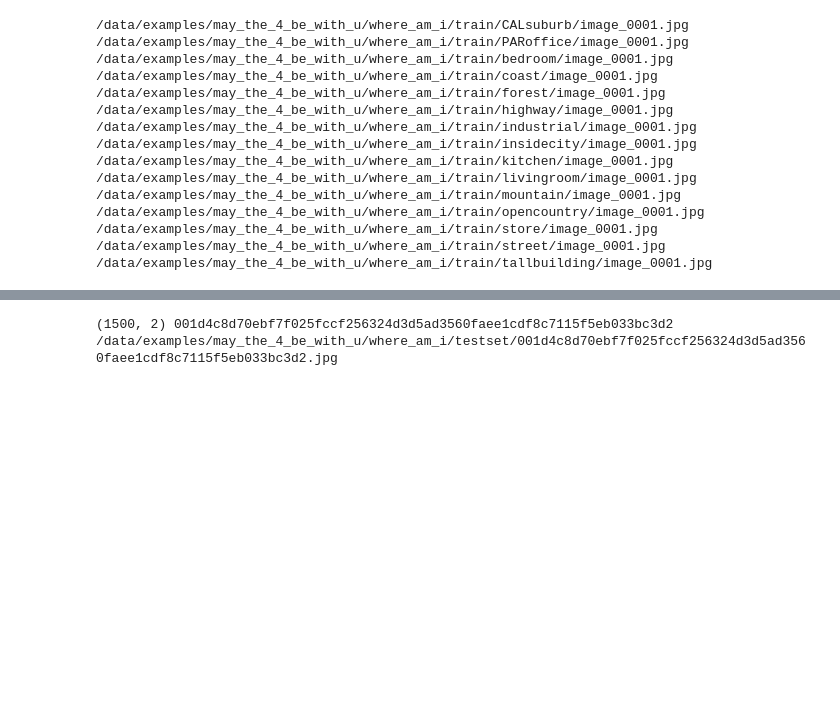
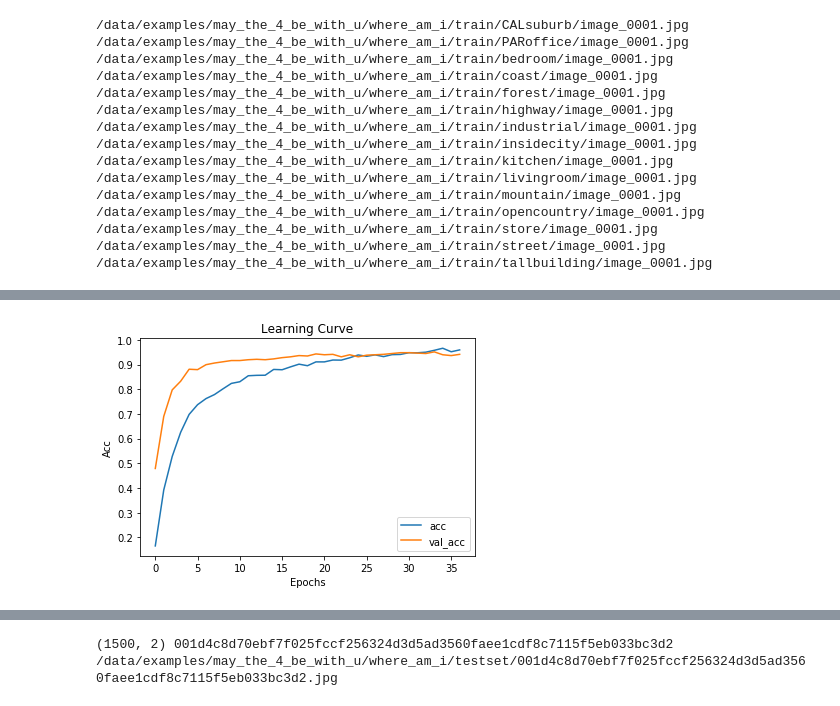
Before and after one commit to murphyhan/aia, a Jupyter notebook: whereAmI-Transfer.ipynb, the cells around one changed output, grey strips where cells are left out. Drawn from its saved outputs; the diff is of its cells as text; code cells hidden in the pictures; blank space fills up the shorter version.

```diff
--- a/whereAmI-Transfer.ipynb
+++ b/whereAmI-Transfer.ipynb
@@ -143,6 +154,5 @@ model參考 https://github.com/keras-team/keras/blob/master/examples/cifar10_cnn
 # %%
 import keras
-from keras.datasets import cifar10
 from keras.preprocessing.image import ImageDataGenerator
 from keras.models import Sequential, load_model, Model
 from keras.layers import Dense, Dropout, Activation, Flatten, BatchNormalization, GlobalAveragePooling2D
@@ -153,13 +163,17 @@ import matplotlib.pyplot as plt
 import os
 
 if isTransferLearning:
-    base_model = keras.applications.densenet.DenseNet201(weights='imagenet', include_top=False, input_shape=x_train[0].shape)
-    #base_model = keras.applications.densenet.DenseNet121(include_top=False, weights='imagenet', input_shape=x_train[0].shape)
+    #(224, 224)
+    #base_model = keras.applications.mobilenetv2.MobileNetV2(input_shape=x_train[0].shape, alpha=1.0, depth_multiplier=1, include_top=False, weights='imagenet')
+    base_model = keras.applications.densenet.DenseNet121(include_top=False, weights='imagenet', input_shape=x_train[0].shape)
+    #base_model = keras.applications.densenet.DenseNet201(weights='imagenet', include_top=False, input_shape=x_train[0].shape)
     #base_model = keras.applications.resnet50.ResNet50(include_top=False, weights='imagenet', input_shape=x_train[0].shape)
+    #(299, 299)
+    #base_model = keras.applications.inception_resnet_v2.InceptionResNetV2(include_top=False, weights='imagenet', input_shape=x_train[0].shape)
+
 
     # add a global spatial average pooling layer
     x = base_model.output
-    #x = GlobalAveragePooling2D()(x)
     x = GlobalAveragePooling2D(data_format='channels_last')(x)
     x = Dropout(0.5)(x)
 
@@ -171,15 +185,11 @@ if isTransferLearning:
     # this is the model we will train
     model = Model(inputs=base_model.input, outputs=predictions)
 
-    # first: train only the top layers (which were randomly initialized)
-    # i.e. freeze all convolutional InceptionV3 layers
-    #for layer in base_model.layers:
-        #layer.trainable = False
-
-    print(model.layers[0])
-    print(model.layers[-1])
-    for layer in model.layers[-16:]:
-        layer.trainable = False
+    layerTransfer = False
+    if layerTransfer:
+        #前面layer固定不train
+        for layer in base_model.layers[0:-6]:
+            layer.trainable = False
 else:
     # build our CNN model
     model = Sequential()
@@ -203,5 +213,3 @@ else:
     model.add(Dropout(0.5))
     model.add(Dense(num_classes))
     model.add(Activation('softmax'))
-
-print(model.summary())
@@ -230,11 +236,10 @@ print(model.layers[-16:])
 # %%
 
-# initiate Adam optimizer
-opt = keras.optimizers.Adam()
+#opt = keras.optimizers.Adam()
+opt = keras.optimizers.Adam(lr=10e-6) #10e-6 = 0.00001
 #opt = keras.optimizers.rmsprop(lr=0.0001, decay=1e-6)
 #opt = keras.optimizers.SGD(lr=1e-2, decay=1e-6, momentum=0.9, nesterov=True)
 
-# Let's train the model using Adam
 model.compile(loss='categorical_crossentropy',
               optimizer=opt,
               metrics=['accuracy'])
@@ -362,3 +324,16 @@ modelBest accuracy: 0.865996650216
+# %%
+acc = model_history.history['acc']
+val_acc = model_history.history['val_acc']
+
+plt.plot(acc, label="acc")
+plt.plot(val_acc, label="val_acc")
+plt.xlabel("Epochs")
+plt.ylabel("Acc")
+plt.title("Learning Curve")
+plt.legend(loc='best')
+plt.show()
+# %% [output]
+[figure, added]
 # %%
 training_loss = model_history.history['loss']
 val_loss = model_history.history['val_loss']
```
Also changed, not shown: parts of 23 cells of this notebook.
